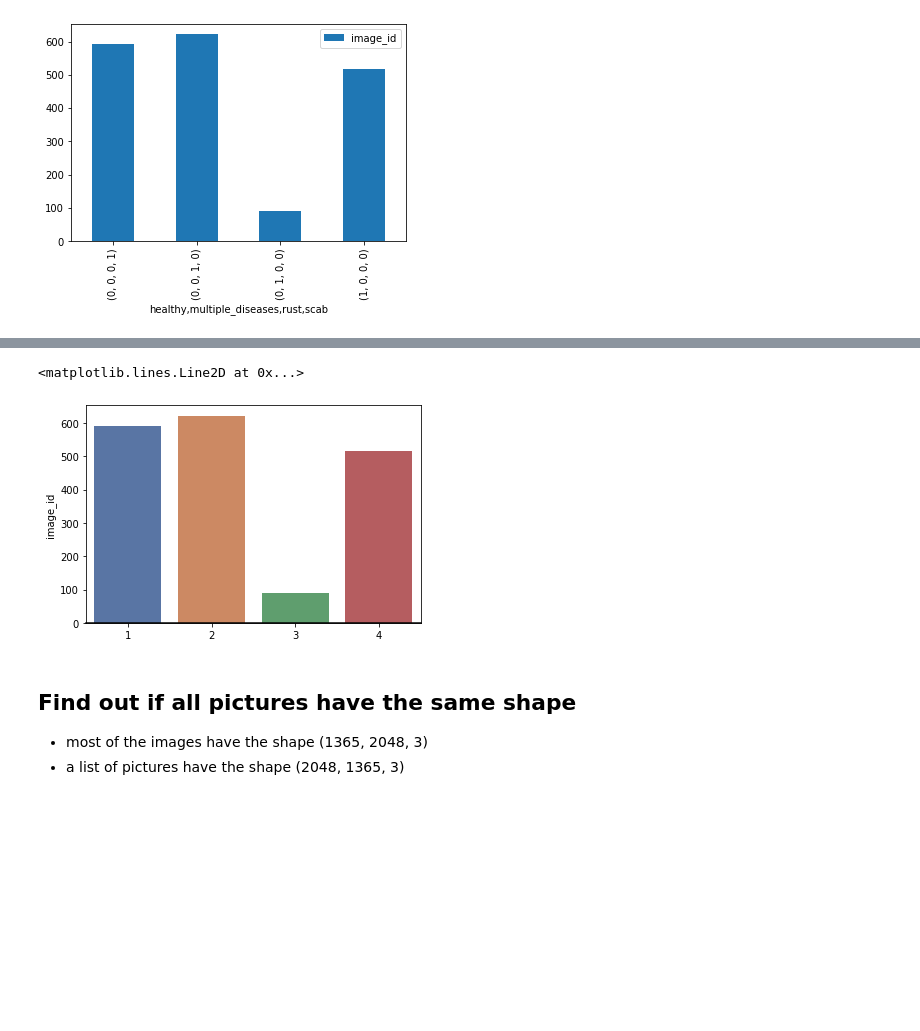
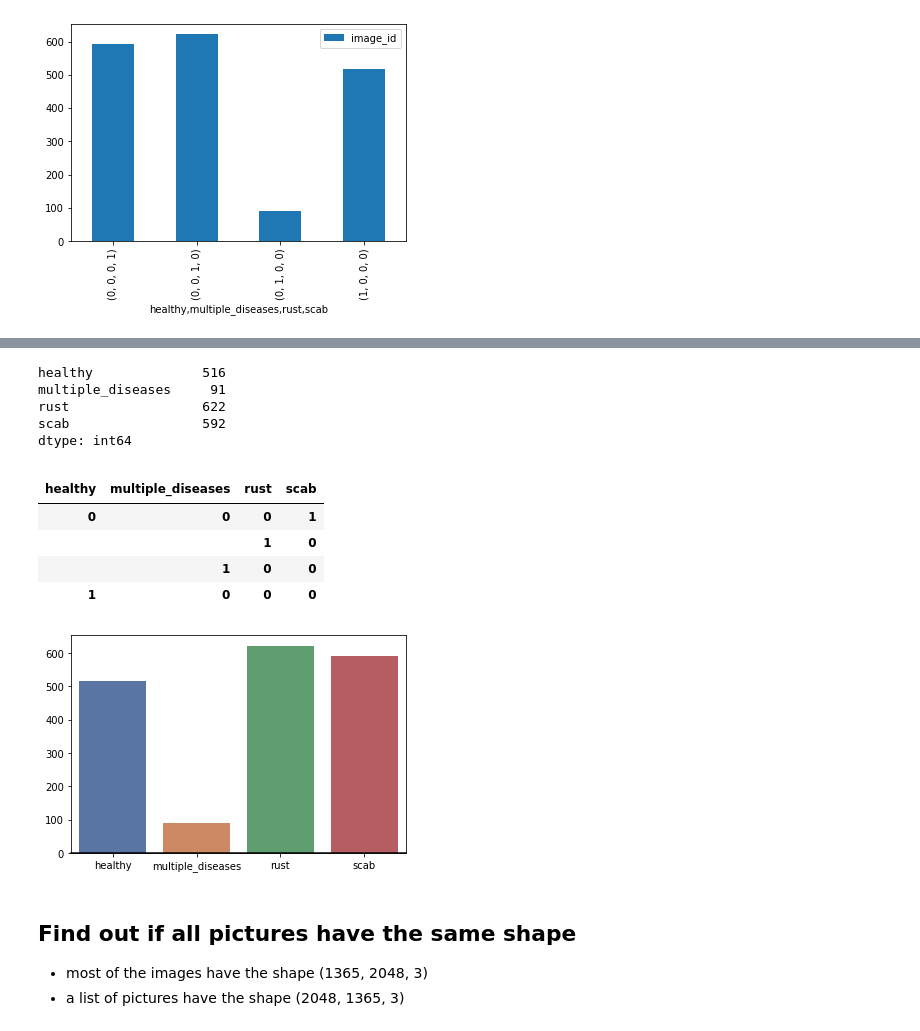
Before and after one commit to juliusschulz/plant_pathology, a Jupyter notebook: Untitled1.ipynb, the cells around one changed output, grey strips where cells are left out. Drawn from its saved outputs; the diff is of its cells as text; code cells hidden in the pictures; blank space fills up the shorter version.

Commit message:
changed imbalance plot

```diff
--- a/Untitled1.ipynb
+++ b/Untitled1.ipynb
@@ -38,8 +46,29 @@ train.groupby(['healthy','multiple_diseases', 'rust', 'scab']).count().plot.bar(
+# %%
+train.set_index('image_id', inplace=True)
+# %%
+train.sum()
+# %% [output]
+healthy              516
+multiple_diseases     91
+rust                 622
+scab                 592
+dtype: int64
+# %%
+train.groupby(['healthy','multiple_diseases', 'rust', 'scab']).sum()
+# %% [output]
+|  |  |  |  |
+| healthy | multiple_diseases | rust | scab |
+| 0 | 0 | 0 | 1 |
+|  |  | 1 | 0 |
+|  | 1 | 0 | 0 |
+| 1 | 0 | 0 | 0 |
 # %%
-sns.barplot(x=[1,2,3,4], y=train.groupby(['healthy','multiple_diseases', 'rust', 'scab'])['image_id'].count(), palette="deep").axhline(0, color="k", clip_on=False)
+#count = train.groupby(['healthy','multiple_diseases', 'rust', 'scab'])['image_id'].count()
+class_balance = sns.barplot(x=['healthy','multiple_diseases','rust','scab'], y=train.sum(), palette="deep",  ).axhline(0, color="k", clip_on=False)
+class_balance = class_balance.get_figure()
+class_balance.savefig('class_balance', dpi=400)
 # %% [output]
-<matplotlib.lines.Line2D at 0x...>
-[figure, old version]
+[figure, new version]
 # %% [markdown]
 ## Find out if all pictures have the same shape
 - most of the images have the shape (1365, 2048, 3)
```
Also changed, not shown: parts of 5 cells of this notebook.
